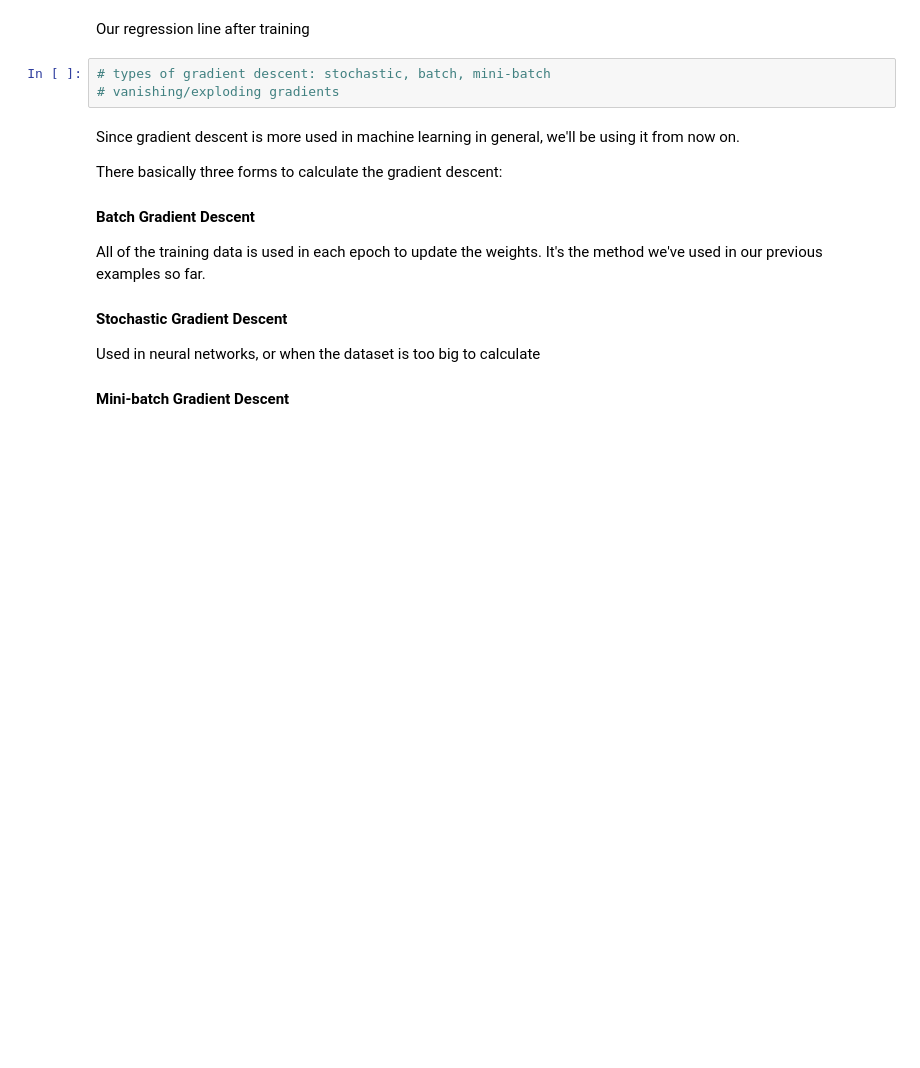
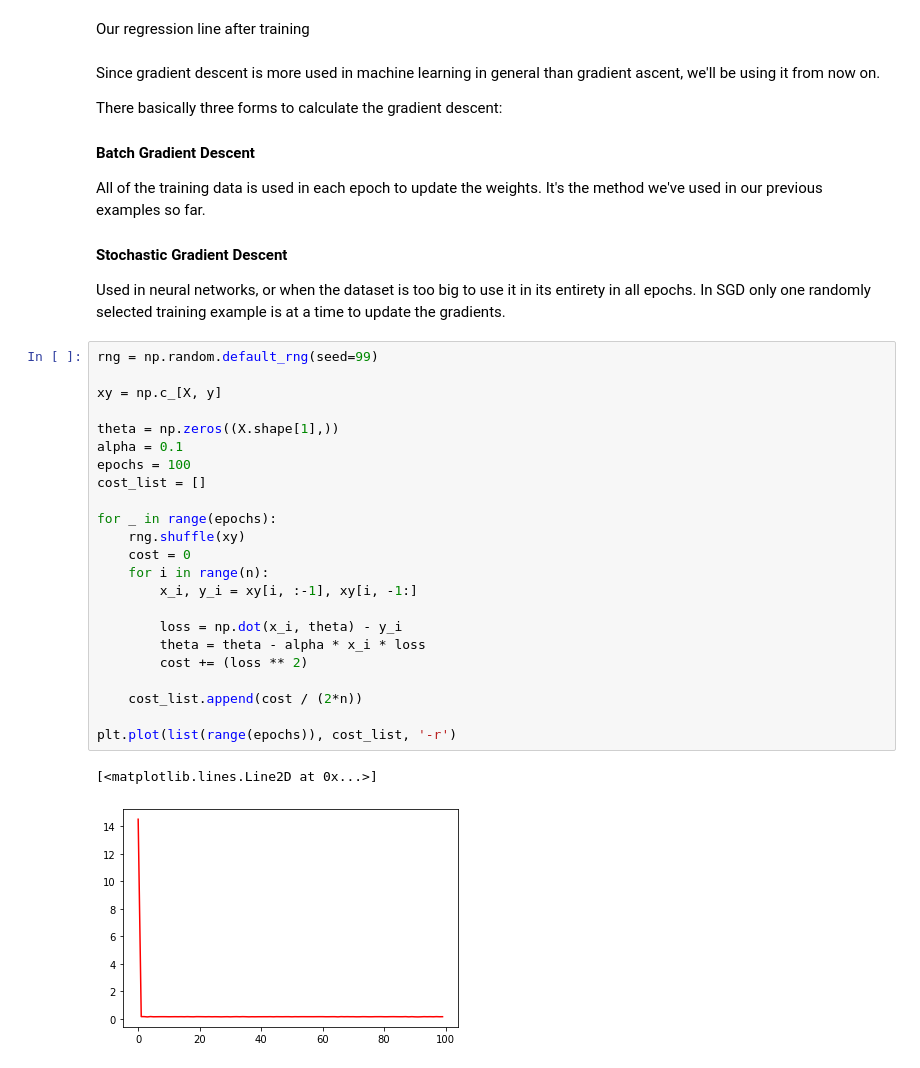
Before and after one commit to MonicaRSilva/reviewingthebasics, a Jupyter notebook: gradient.ipynb, the cells around one changed output. Cells and saved outputs as stored; diff of their text form; blank space fills up the shorter version.

Commit message:
SGD and mini-batch

```diff
--- a/gradient.ipynb
+++ b/gradient.ipynb
@@ -126,11 +126,8 @@ plt.plot([0,1], np.dot(np.array([[1.,0.],[1.,1.]]),theta), color='red')
 [figure]
 # %% [markdown]
 Our regression line after training
-# %%
-# types of gradient descent: stochastic, batch, mini-batch
-# vanishing/exploding gradients
 # %% [markdown]
-Since gradient descent is more used in machine learning in general, we'll be using it from now on.
+Since gradient descent is more used in machine learning in general than gradient ascent, we'll be using it from now on.
 
 There basically three forms to calculate the gradient descent:
 
@@ -138,7 +135,30 @@ There basically three forms to calculate the gradient descent:
 All of the training data is used in each epoch to update the weights. It's the method we've used in our previous examples so far.
 
 #### Stochastic Gradient Descent
-Used in neural networks, or when the dataset is too big to calculate
-
-
-#### Mini-batch Gradient Descent
+Used in neural networks, or when the dataset is too big to use it in its entirety in all epochs. In SGD only one randomly selected training example is at a time to update the gradients.
+# %%
+rng = np.random.default_rng(seed=99)
+
+xy = np.c_[X, y]
+
+theta = np.zeros((X.shape[1],))
+alpha = 0.1
+epochs = 100
+cost_list = []
+
+for _ in range(epochs):
+    rng.shuffle(xy)
+    cost = 0
+    for i in range(n):
+        x_i, y_i = xy[i, :-1], xy[i, -1:]
+
+        loss = np.dot(x_i, theta) - y_i
+        theta = theta - alpha * x_i * loss
+        cost += (loss ** 2)
+
+    cost_list.append(cost / (2*n))
+
+plt.plot(list(range(epochs)), cost_list, '-r')
+# %% [output]
+[<matplotlib.lines.Line2D at 0x...>]
+[figure, added]
```
Also changed, not shown: parts of 4 cells of this notebook.
